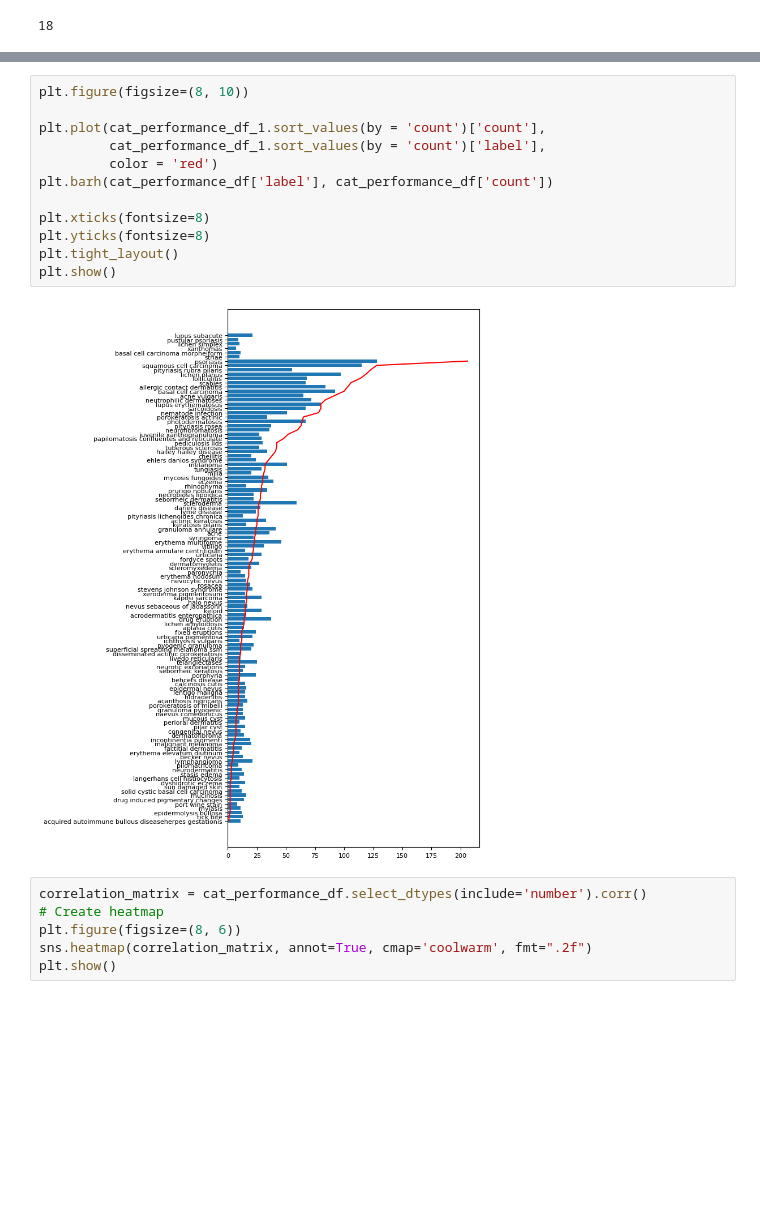
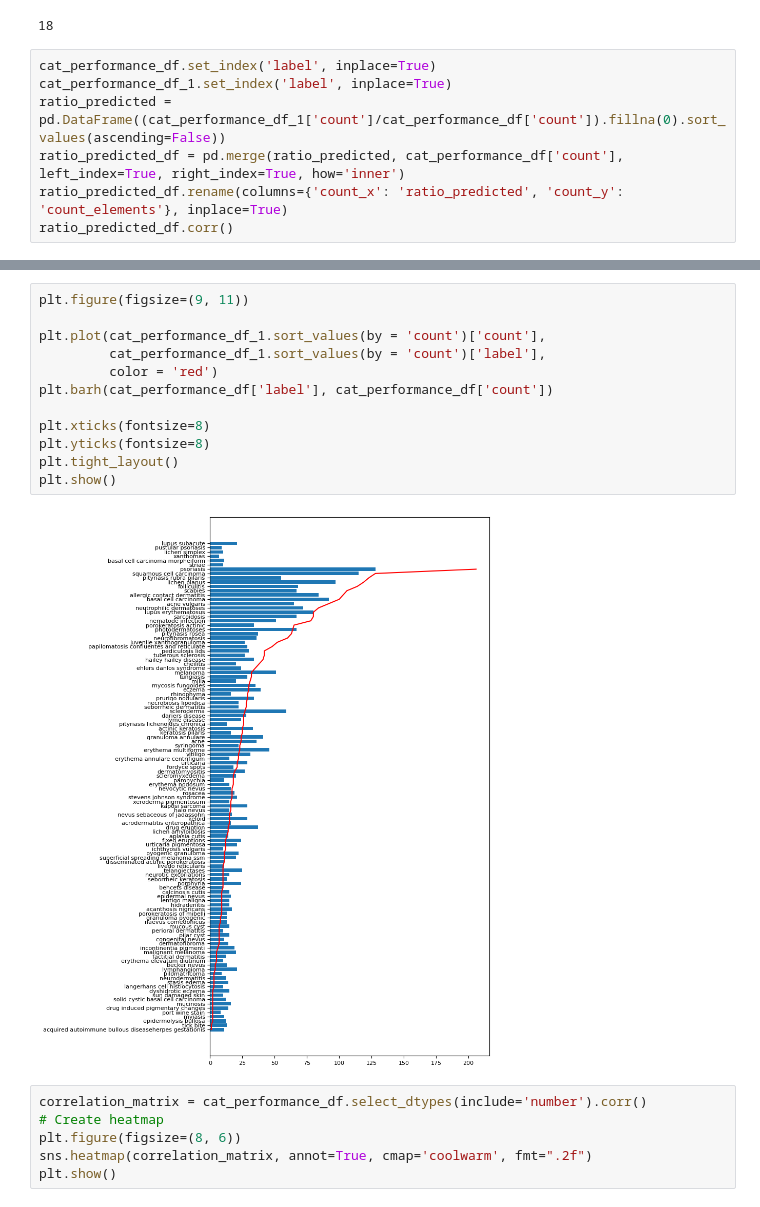
Before and after one commit to MaximilianLae/DL_Skin_Disease_Classification, a Jupyter notebook: Evaluation.ipynb, the cells around one changed output, grey strips where cells are left out. Saved outputs shown, nothing was run; the diff lists cells and outputs as text; blank space fills up the shorter version.

```diff
--- a/Evaluation.ipynb
+++ b/Evaluation.ipynb
@@ -406,3 +401,10 @@ unpop_true = set(cat_performance_df.sort_values(by='count', ascending=False).tai
 len(unpop_pred.intersection(unpop_true))
 # %% [output]
 18
+# %%
+cat_performance_df.set_index('label', inplace=True)
+cat_performance_df_1.set_index('label', inplace=True)
+ratio_predicted = pd.DataFrame((cat_performance_df_1['count']/cat_performance_df['count']).fillna(0).sort_values(ascending=False))
+ratio_predicted_df = pd.merge(ratio_predicted, cat_performance_df['count'], left_index=True, right_index=True, how='inner')
+ratio_predicted_df.rename(columns={'count_x': 'ratio_predicted', 'count_y': 'count_elements'}, inplace=True)
+ratio_predicted_df.corr()
@@ -409,17 +426,17 @@ len(unpop_pred.intersection(unpop_true))
 # %%
-plt.figure(figsize=(8, 10))
+plt.figure(figsize=(9, 11))
 
 plt.plot(cat_performance_df_1.sort_values(by = 'count')['count'],
          cat_performance_df_1.sort_values(by = 'count')['label'],
          color = 'red')
 plt.barh(cat_performance_df['label'], cat_performance_df['count'])
 
 plt.xticks(fontsize=8)
 plt.yticks(fontsize=8)
 plt.tight_layout()
 plt.show()
 # %% [output]
-[figure, old version]
+[figure, new version]
 # %%
 correlation_matrix = cat_performance_df.select_dtypes(include='number').corr()
 # Create heatmap
```
Also changed, not shown: parts of 8 cells of this notebook.
